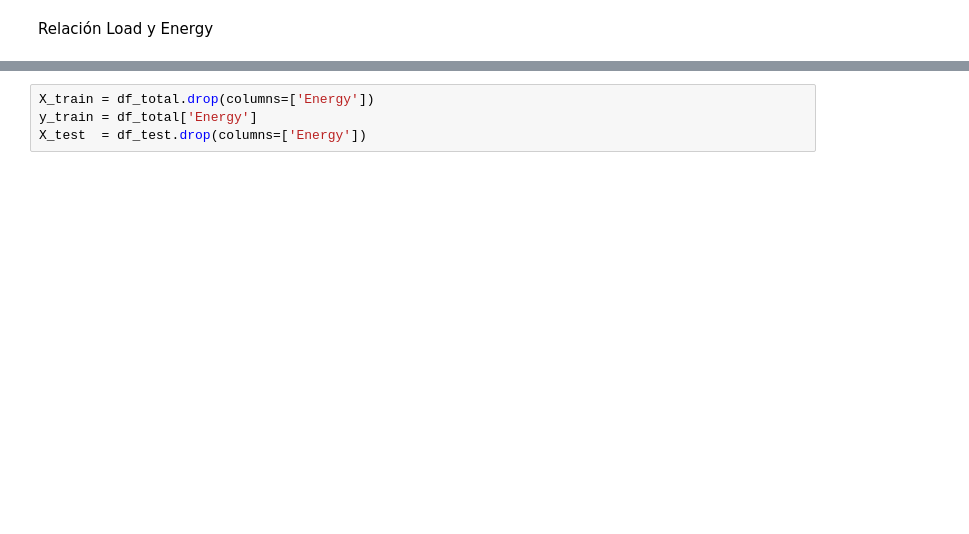
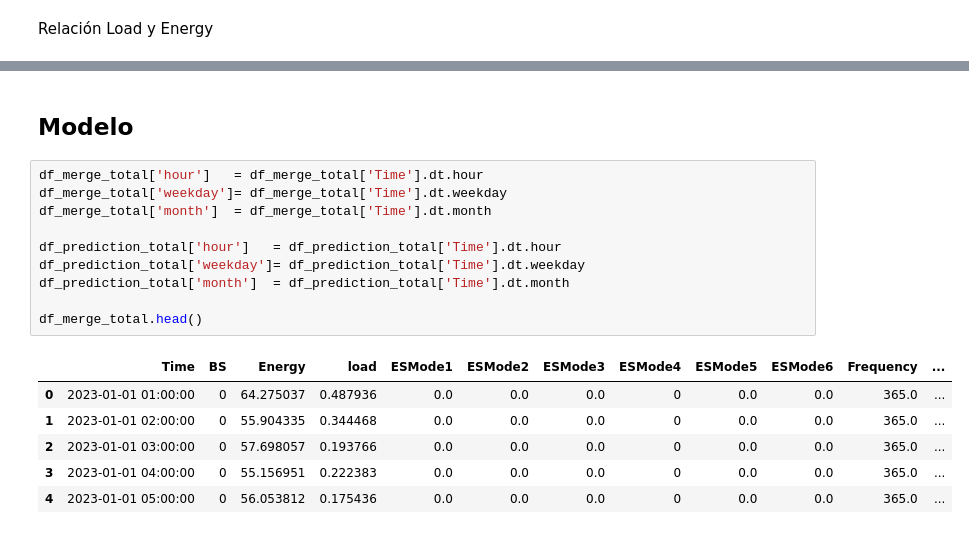
Before and after one commit to Jimateo/AI-ML-for-5G-Energy-Consumption-Modelling, a Jupyter notebook: Prueba_Tecnica_Laude.ipynb, the cells around one changed output, grey strips where cells are left out. Drawn from its saved outputs; the diff is of its cells as text; blank space fills up the shorter version.

```diff
--- a/Prueba_Tecnica_Laude.ipynb
+++ b/Prueba_Tecnica_Laude.ipynb
@@ -214,4 +202,19 @@ print(df_test)
-# %%
-X_train = df_total.drop(columns=['Energy'])
-y_train = df_total['Energy']
-X_test  = df_test.drop(columns=['Energy'])
+# %% [markdown]
+## Modelo
+# %%
+df_merge_total['hour']   = df_merge_total['Time'].dt.hour
+df_merge_total['weekday']= df_merge_total['Time'].dt.weekday
+df_merge_total['month']  = df_merge_total['Time'].dt.month
+
+df_prediction_total['hour']   = df_prediction_total['Time'].dt.hour
+df_prediction_total['weekday']= df_prediction_total['Time'].dt.weekday
+df_prediction_total['month']  = df_prediction_total['Time'].dt.month
+
+df_merge_total.head()
+# %% [output]
+|  | Time | BS | Energy | load | ESMode1 | ESMode2 | ESMode3 | ESMode4 | ESMode5 | ESMode6 | Frequency | ... |
+| 0 | 2023-01-01 01:00:00 | 0 | 64.275037 | 0.487936 | 0.0 | 0.0 | 0.0 | 0 | 0.0 | 0.0 | 365.0 | ... |
+| 1 | 2023-01-01 02:00:00 | 0 | 55.904335 | 0.344468 | 0.0 | 0.0 | 0.0 | 0 | 0.0 | 0.0 | 365.0 | ... |
+| 2 | 2023-01-01 03:00:00 | 0 | 57.698057 | 0.193766 | 0.0 | 0.0 | 0.0 | 0 | 0.0 | 0.0 | 365.0 | ... |
+| 3 | 2023-01-01 04:00:00 | 0 | 55.156951 | 0.222383 | 0.0 | 0.0 | 0.0 | 0 | 0.0 | 0.0 | 365.0 | ... |
+| 4 | 2023-01-01 05:00:00 | 0 | 56.053812 | 0.175436 | 0.0 | 0.0 | 0.0 | 0 | 0.0 | 0.0 | 365.0 | ... |
```
Also changed, not shown: parts of 16 cells of this notebook.
